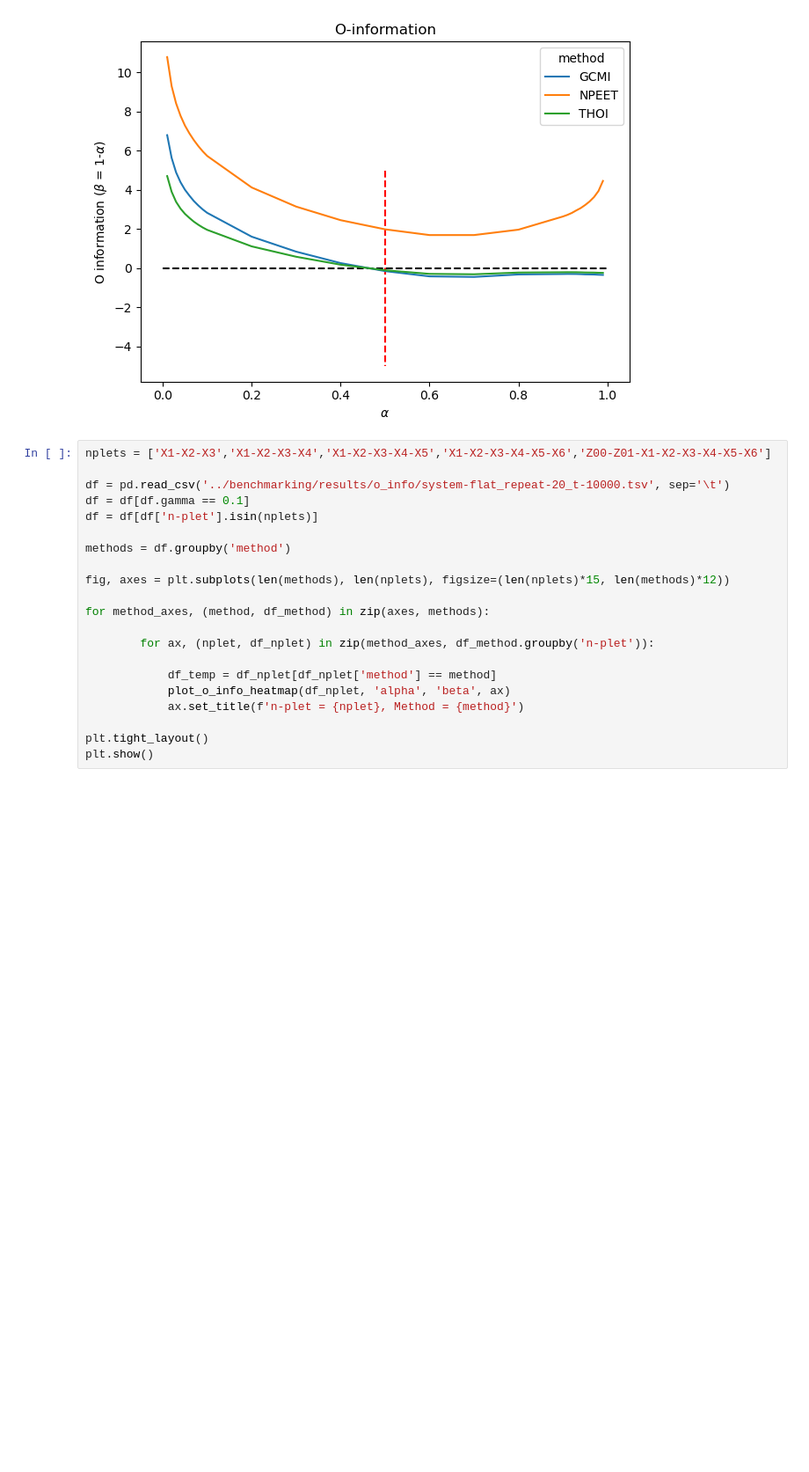
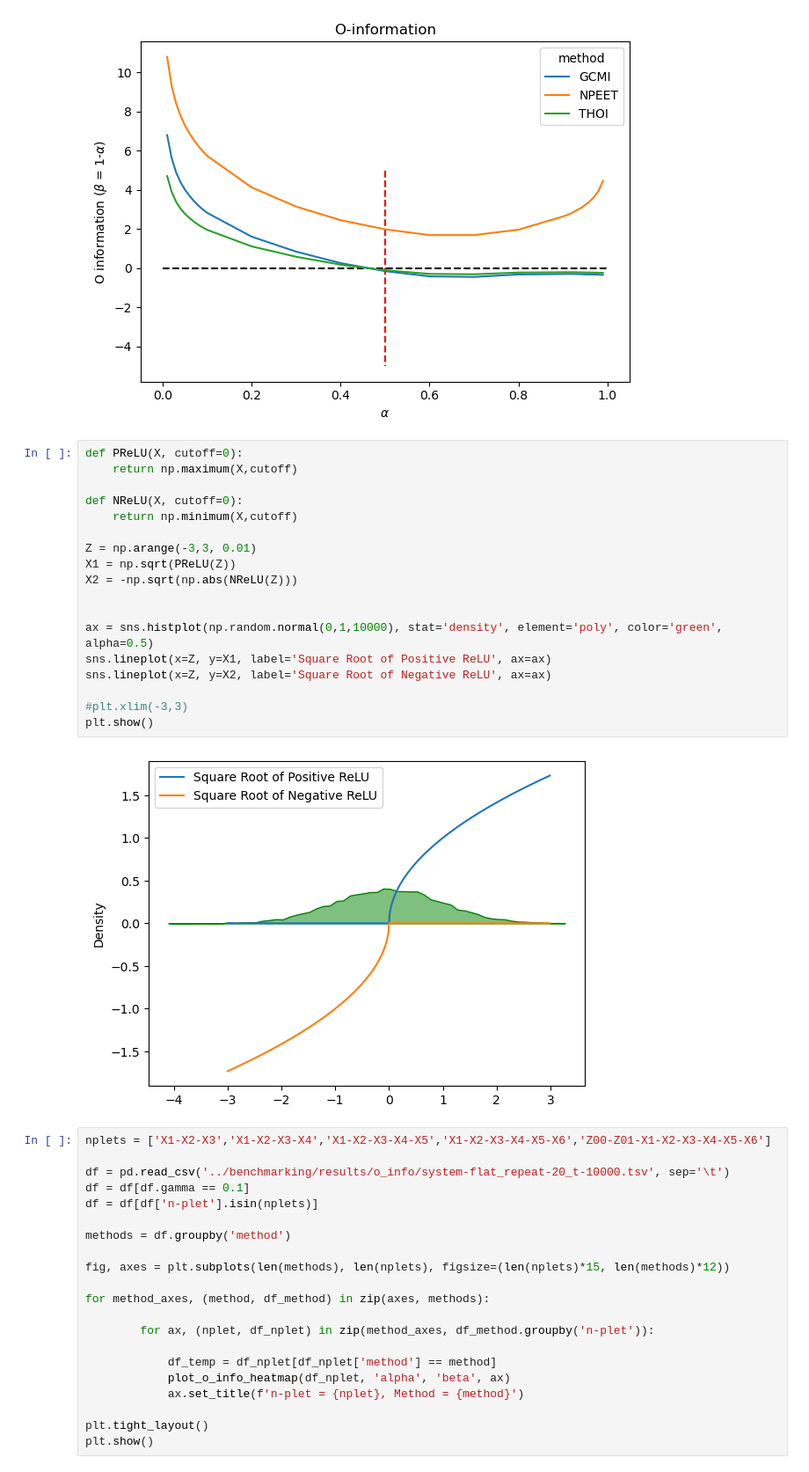
Before and after one commit to Laouen/Oinformation, a Jupyter notebook: analysis/o_information_qualitative.ipynb, the cells around one changed output. Shown at 88% size. Saved outputs shown, nothing was run; the diff lists cells and outputs as text; blank space fills up the shorter version.

```diff
--- a/analysis/o_information_qualitative.ipynb
+++ b/analysis/o_information_qualitative.ipynb
@@ -62,6 +62,26 @@ plt.tight_layout()
 plt.show()
 # %% [output]
 [figure]
+# %%
+def PReLU(X, cutoff=0):
+    return np.maximum(X,cutoff)
+
+def NReLU(X, cutoff=0):
+    return np.minimum(X,cutoff)
+
+Z = np.arange(-3,3, 0.01)
+X1 = np.sqrt(PReLU(Z))
+X2 = -np.sqrt(np.abs(NReLU(Z)))
+
+
+ax = sns.histplot(np.random.normal(0,1,10000), stat='density', element='poly', color='green', alpha=0.5)
+sns.lineplot(x=Z, y=X1, label='Square Root of Positive ReLU', ax=ax)
+sns.lineplot(x=Z, y=X2, label='Square Root of Negative ReLU', ax=ax)
+
+#plt.xlim(-3,3)
+plt.show()
+# %% [output]
+[figure, added]
 # %%
 nplets = ['X1-X2-X3','X1-X2-X3-X4','X1-X2-X3-X4-X5','X1-X2-X3-X4-X5-X6','Z00-Z01-X1-X2-X3-X4-X5-X6']
 
```
Also changed, not shown: 7 other files.
